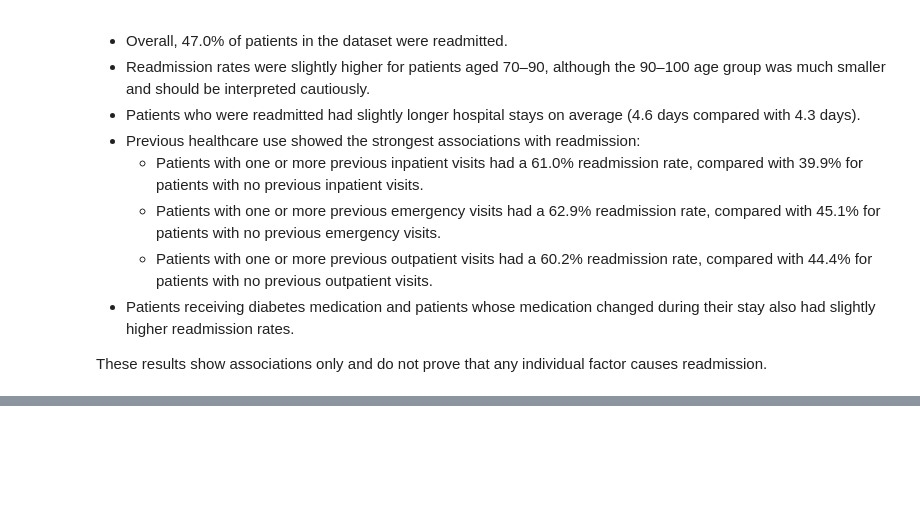
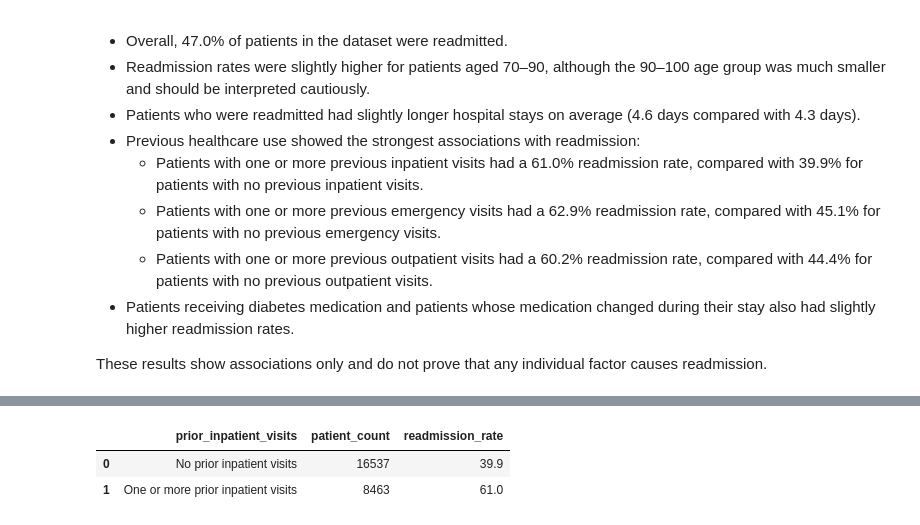
Before and after one commit to shaunagbaje/projects, a Jupyter notebook: hospital_readmission_analysis.ipynb, the cells around one changed output, grey strips where cells are left out. Saved outputs shown, nothing was run; the diff lists cells and outputs as text; code cells hidden in the pictures; blank space fills up the shorter version.

```diff
--- a/hospital_readmission_analysis.ipynb
+++ b/hospital_readmission_analysis.ipynb
@@ -536,0 +595,25 @@ These results show associations only and do not prove that any individual factor
+# %%
+pd.read_sql_query("""
+    SELECT
+        CASE
+            WHEN n_inpatient = 0 THEN 'No prior inpatient visits'
+            ELSE 'One or more prior inpatient visits'
+        END AS prior_inpatient_visits,
+        COUNT(*) AS patient_count,
+        ROUND(
+            100.0 * SUM(CASE WHEN readmitted = 'yes' THEN 1 ELSE 0 END)
+            / COUNT(*),
+            1
+        ) AS readmission_rate
+    FROM hospital_readmissions
+    GROUP BY
+        CASE
+            WHEN n_inpatient = 0 THEN 'No prior inpatient visits'
+            ELSE 'One or more prior inpatient visits'
+        END
+    ORDER BY patient_count DESC;
+""", conn)
+# %% [output]
+|  | prior_inpatient_visits | patient_count | readmission_rate |
+| 0 | No prior inpatient visits | 16537 | 39.9 |
+| 1 | One or more prior inpatient visits | 8463 | 61.0 |
```
Also changed, not shown: parts of 6 cells of this notebook.
